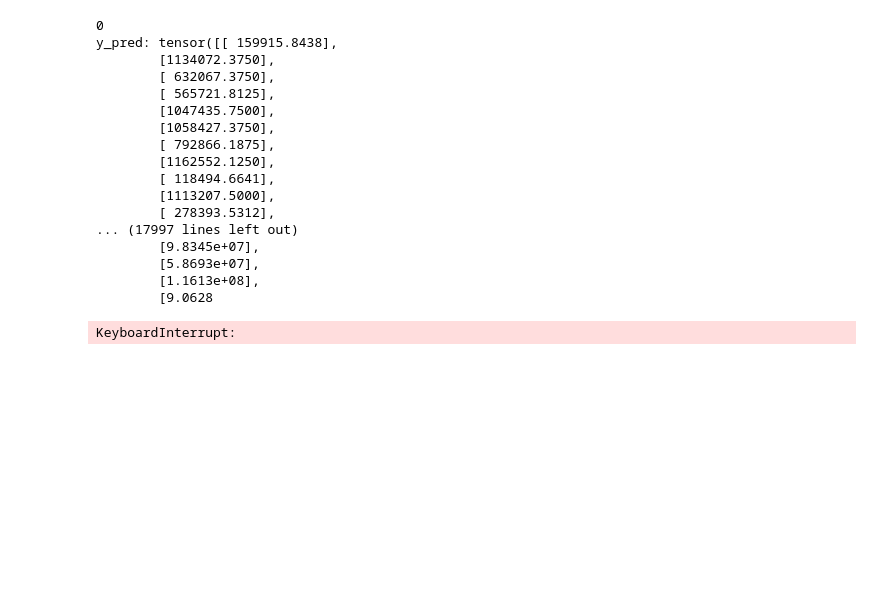
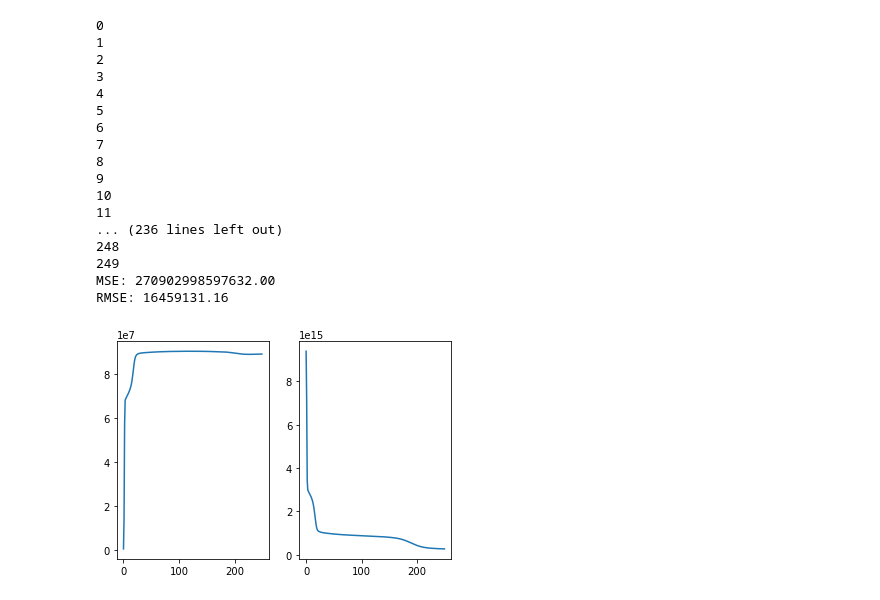
Before and after one commit to Nicklelodeon/Forecasters, a Jupyter notebook: src/ML.ipynb, the cells around one changed output. Saved outputs shown, nothing was run; the diff lists cells and outputs as text; code cells hidden in the pictures; blank space fills up the shorter version.

```diff
--- a/src/ML.ipynb
+++ b/src/ML.ipynb
@@ -76,54 +73,55 @@ for epoch in range(n_epochs):
             y_batch = y_train[start:start+batch_size]
             # forward pass
             y_pred = model(X_batch)
             loss = loss_fn(y_pred, y_batch)
             # backward pass
             optimizer.zero_grad()
             loss.backward()
             # update weights
             optimizer.step()
             # print progress
             bar.set_postfix(mse=float(loss))
     # evaluate accuracy at end of each epoch
     model.eval()
     y_pred = model(X_test)
-    print("y_pred: " + str(y_pred))
-    predictions.append(y_pred.int())
+    predictions.append(np.mean(y_pred.detach().numpy()))
     mse = loss_fn(y_pred, y_test)
     mse = float(mse)
     history.append(mse)
     if mse < best_mse:
         best_mse = mse
         best_weights = copy.deepcopy(model.state_dict())
 
 # restore model and return best accuracy
 model.load_state_dict(best_weights)
 new_pred = model(X_test)
-print(new_pred)
 print("MSE: %.2f" % best_mse)
 print("RMSE: %.2f" % np.sqrt(best_mse))
+plt.subplot(1, 2, 1)
+plt.plot(predictions)
+plt.subplot(1, 2, 2)
 plt.plot(history)
-plt.plot(predictions)
+
 plt.show()
 # %% [output]
 0
-y_pred: tensor([[ 159915.8438],
-        [1134072.3750],
-        [ 632067.3750],
-        [ 565721.8125],
-        [1047435.7500],
-        [1058427.3750],
-        [ 792866.1875],
-        [1162552.1250],
-        [ 118494.6641],
-        [1113207.5000],
-        [ 278393.5312],
-... (17997 lines left out)
-        [9.8345e+07],
-        [5.8693e+07],
-        [1.1613e+08],
-        [9.0628
+1
+2
+3
+4
+5
+6
+7
+8
+9
+10
+11
+... (236 lines left out)
+248
+249
+MSE: 270902998597632.00
+RMSE: 16459131.16
-KeyboardInterrupt:
+[figure, added]
 # %%
 data = pd.read_csv("./6_24months_car_data.csv")
 # data = pd.read_csv("./6_24months_mldata.csv")
```
Also changed, not shown: parts of 6 cells of this notebook, 1 other file.
